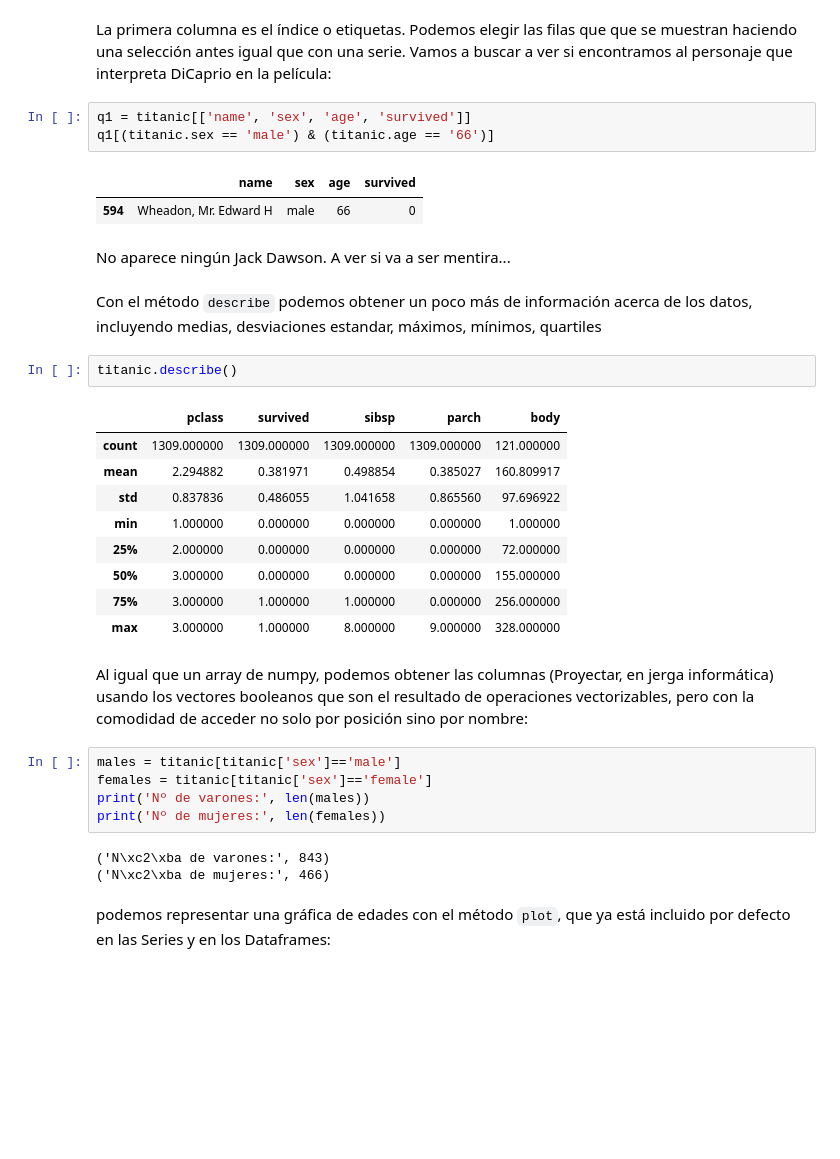
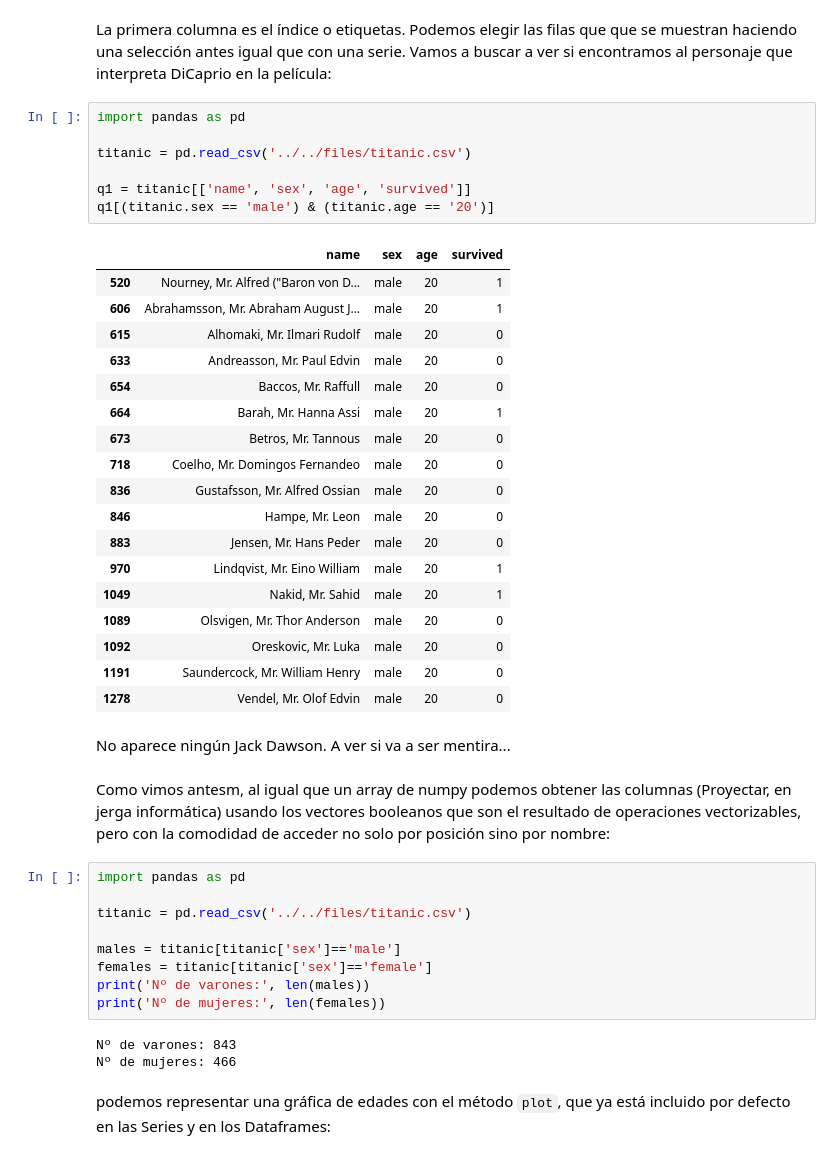
Before and after one commit to pythoncanarias/eoi, a Jupyter notebook: 05-libs/external/pandas/pandas.ipynb, the cells around one changed output. Saved outputs shown, nothing was run; the diff lists cells and outputs as text; blank space fills up the shorter version.

Commit message:
Add docs on pandas

```diff
--- a/05-libs/external/pandas/pandas.ipynb
+++ b/05-libs/external/pandas/pandas.ipynb
@@ -313,36 +440,46 @@ Name: name, dtype: object
 # %% [markdown]
 La primera columna es el índice o etiquetas. Podemos elegir las filas que que se muestran haciendo una selección antes igual que con una serie. Vamos a buscar a ver si encontramos al personaje que interpreta DiCaprio en la película:
 # %%
+import pandas as pd
+
+titanic = pd.read_csv('../../files/titanic.csv')
+
 q1 = titanic[['name', 'sex', 'age', 'survived']]
-q1[(titanic.sex == 'male') & (titanic.age == '66')]
+q1[(titanic.sex == 'male') & (titanic.age == '20')]
 # %% [output]
 |  | name | sex | age | survived |
-| 594 | Wheadon, Mr. Edward H | male | 66 | 0 |
+| 520 | Nourney, Mr. Alfred ("Baron von D... | male | 20 | 1 |
+| 606 | Abrahamsson, Mr. Abraham August J... | male | 20 | 1 |
+| 615 | Alhomaki, Mr. Ilmari Rudolf | male | 20 | 0 |
+| 633 | Andreasson, Mr. Paul Edvin | male | 20 | 0 |
+| 654 | Baccos, Mr. Raffull | male | 20 | 0 |
+| 664 | Barah, Mr. Hanna Assi | male | 20 | 1 |
+| 673 | Betros, Mr. Tannous | male | 20 | 0 |
+| 718 | Coelho, Mr. Domingos Fernandeo | male | 20 | 0 |
+| 836 | Gustafsson, Mr. Alfred Ossian | male | 20 | 0 |
+| 846 | Hampe, Mr. Leon | male | 20 | 0 |
+| 883 | Jensen, Mr. Hans Peder | male | 20 | 0 |
+| 970 | Lindqvist, Mr. Eino William | male | 20 | 1 |
+| 1049 | Nakid, Mr. Sahid | male | 20 | 1 |
+| 1089 | Olsvigen, Mr. Thor Anderson | male | 20 | 0 |
+| 1092 | Oreskovic, Mr. Luka | male | 20 | 0 |
+| 1191 | Saundercock, Mr. William Henry | male | 20 | 0 |
+| 1278 | Vendel, Mr. Olof Edvin | male | 20 | 0 |
 # %% [markdown]
 No aparece ningún Jack Dawson. A ver si va a ser mentira...
-# %% [markdown]
-Con el método `describe` podemos obtener un poco más de información acerca de los datos, incluyendo medias, desviaciones estandar, máximos, mínimos, quartiles
-# %%
-titanic.describe()
-# %% [output]
-|  | pclass | survived | sibsp | parch | body |
-| count | 1309.000000 | 1309.000000 | 1309.000000 | 1309.000000 | 121.000000 |
-| mean | 2.294882 | 0.381971 | 0.498854 | 0.385027 | 160.809917 |
-| std | 0.837836 | 0.486055 | 1.041658 | 0.865560 | 97.696922 |
-| min | 1.000000 | 0.000000 | 0.000000 | 0.000000 | 1.000000 |
-| 25% | 2.000000 | 0.000000 | 0.000000 | 0.000000 | 72.000000 |
-| 50% | 3.000000 | 0.000000 | 0.000000 | 0.000000 | 155.000000 |
-| 75% | 3.000000 | 1.000000 | 1.000000 | 0.000000 | 256.000000 |
-| max | 3.000000 | 1.000000 | 8.000000 | 9.000000 | 328.000000 |
 # %% [markdown]
-Al igual que un array de numpy, podemos obtener las columnas (Proyectar, en jerga informática) usando los vectores booleanos que son el resultado de operaciones vectorizables, pero con la comodidad de acceder no solo por posición sino por nombre:
+Como vimos antesm, al igual que un array de numpy podemos obtener las columnas (Proyectar, en jerga informática) usando los vectores booleanos que son el resultado de operaciones vectorizables, pero con la comodidad de acceder no solo por posición sino por nombre:
 # %%
+import pandas as pd
+
+titanic = pd.read_csv('../../files/titanic.csv')
+
 males = titanic[titanic['sex']=='male']
 females = titanic[titanic['sex']=='female']
 print('Nº de varones:', len(males))
 print('Nº de mujeres:', len(females))
 # %% [output]
-('N\xc2\xba de varones:', 843)
-('N\xc2\xba de mujeres:', 466)
+Nº de varones: 843
+Nº de mujeres: 466
 # %% [markdown]
 podemos representar una gráfica de edades con el método `plot`, que ya está incluido por defecto en las Series y en los Dataframes:
```
Also changed, not shown: parts of 64 cells of this notebook.
